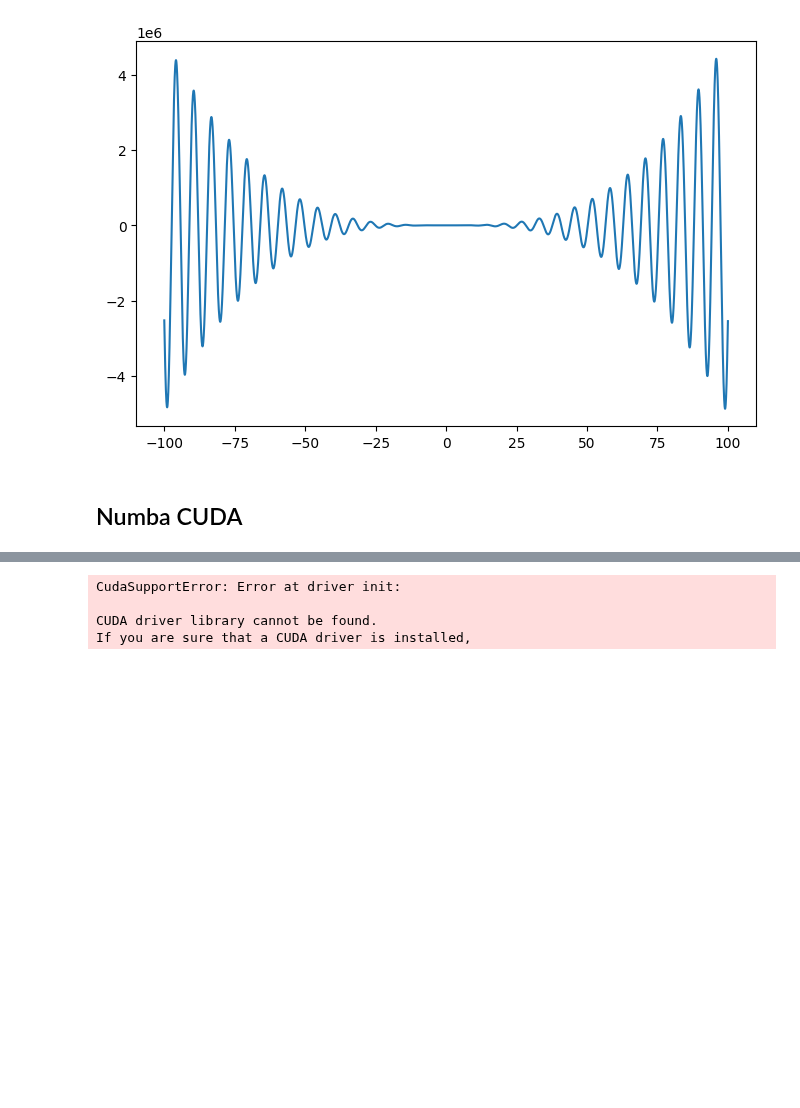
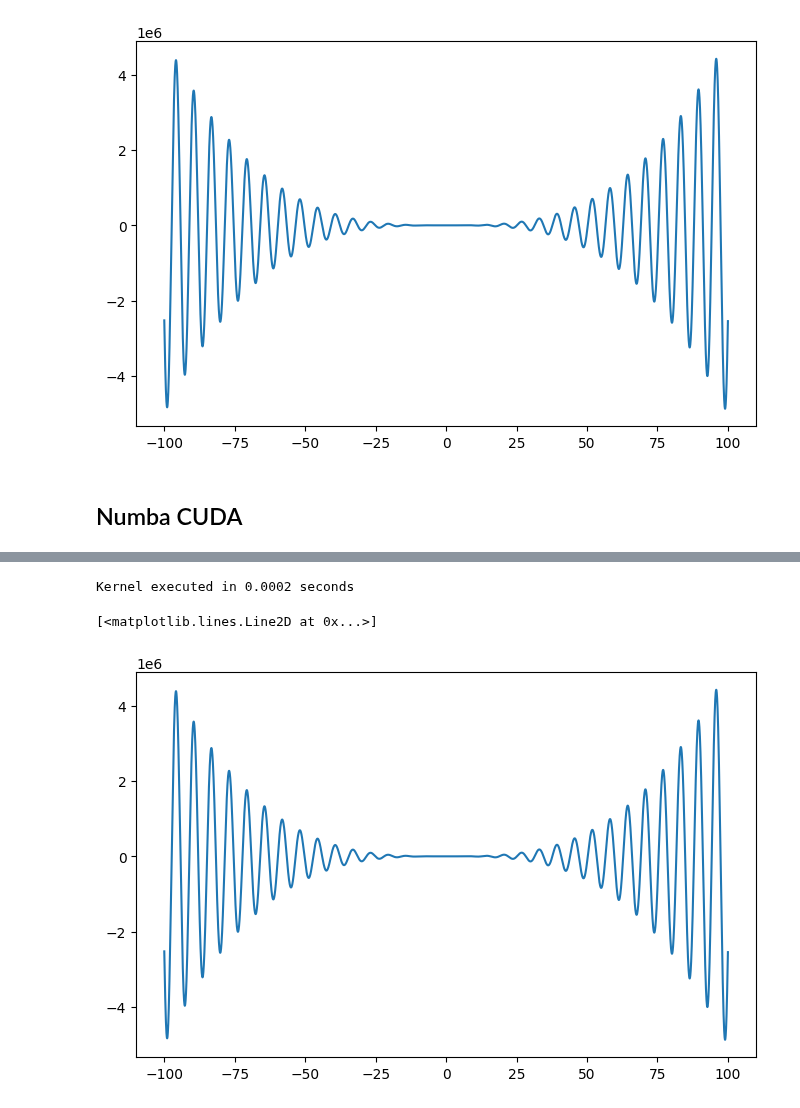
Before and after one commit to mark-hobbs/articles, a Jupyter notebook: cuda/device-function-factory.ipynb, the cells around one changed output, grey strips where cells are left out. Saved outputs shown, nothing was run; the diff lists cells and outputs as text; code cells hidden in the pictures; blank space fills up the shorter version.

```diff
--- a/cuda/device-function-factory.ipynb
+++ b/cuda/device-function-factory.ipynb
@@ -145,11 +164,6 @@ def make_polynomial_function_gpu(a, b, c, d):
 # %%
 calculate_polynomial = make_polynomial_function_gpu(a=5, b=2, c=1, d=10)
 # %%
-x = cuda.to_device(x.astype(np.float32))
-y = cuda.device_array_like(x.astype(np.float32))
+x_d = cuda.to_device(x.astype(np.float32))
+y_d = cuda.device_array_like(x)
-# %% [output]
-CudaSupportError: Error at driver init:
-
-CUDA driver library cannot be found.
-If you are sure that a CUDA driver is installed,
 # %%
@@ -173,5 +189,13 @@ def benchmark_kernel(x, y, num_runs=100):
     avg = (end - start) / num_runs
     return avg, y.copy_to_host()
 # %%
-cuda_event_time, result = benchmark_kernel(x, y)
+cuda_event_time, result = benchmark_kernel(x_d, y_d)
 print(f"Kernel executed in {cuda_event_time:.4f} seconds")
+# %% [output]
+Kernel executed in 0.0002 seconds
+# %%
+plt.figure(figsize=(8, 5))
+plt.plot(x, result)
+# %% [output]
+[<matplotlib.lines.Line2D at 0x...>]
+[figure, added]
```
Also changed, not shown: parts of 5 cells of this notebook.
